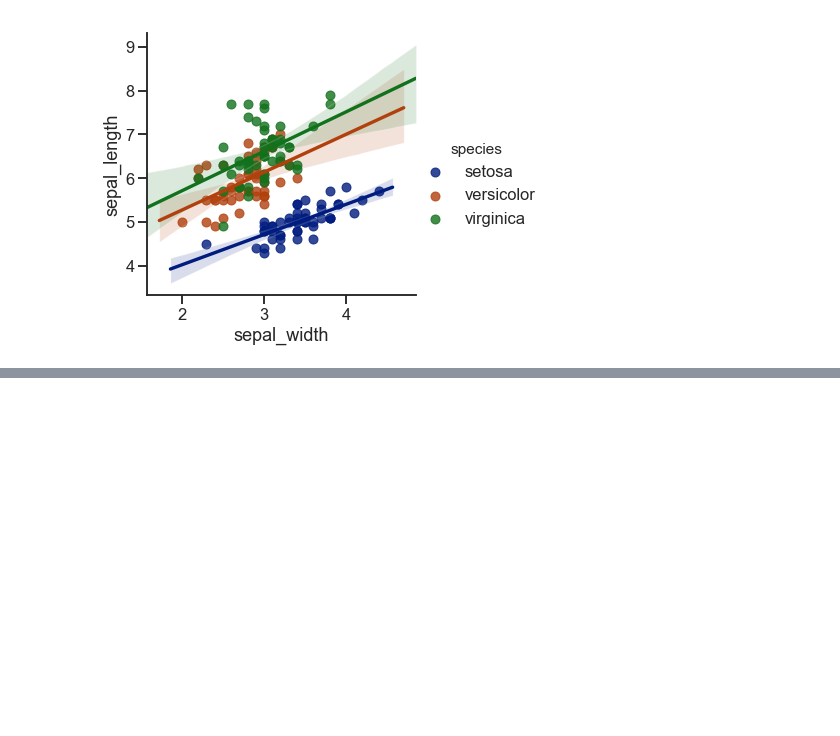
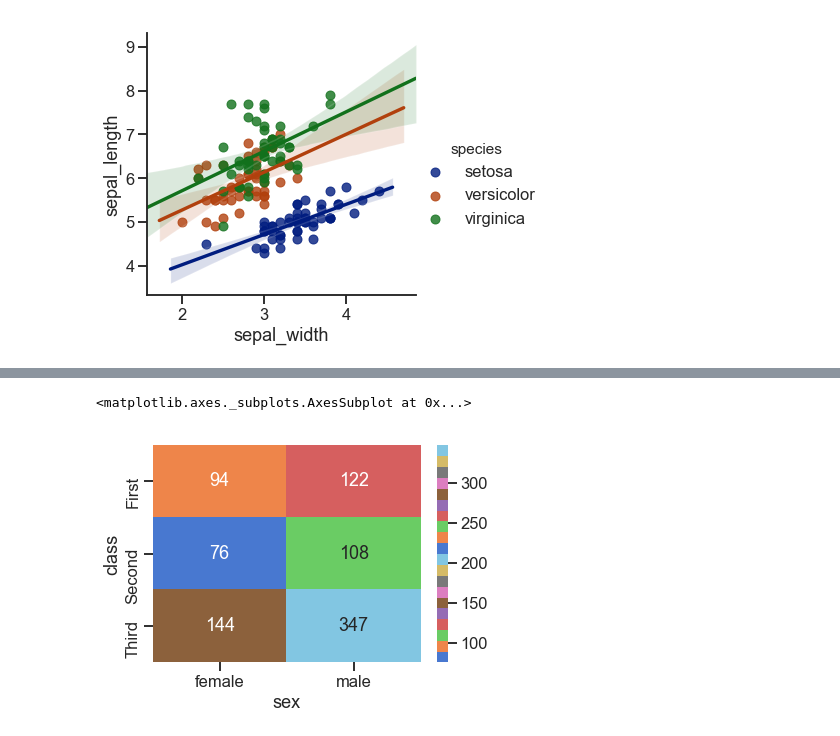
Before and after one commit to JoonSeongPark/Python_Visualization, a Jupyter notebook: Seaborn_basic/Seaborn.ipynb, the cells around one changed output, grey strips where cells are left out. Saved outputs shown, nothing was run; the diff lists cells and outputs as text; code cells hidden in the pictures; blank space fills up the shorter version.

```diff
--- a/Seaborn_basic/Seaborn.ipynb
+++ b/Seaborn_basic/Seaborn.ipynb
@@ -434,0 +458,3 @@ sns.lmplot(data=iris, x="sepal_width", y="sepal_length", hue="species")
+# %%
+titanic_table = titanic.pivot_table(index="class", columns="sex", aggfunc="size")
+titanic_table
@@ -434,0 +467,5 @@ sns.lmplot(data=iris, x="sepal_width", y="sepal_length", hue="species")
+# %%
+sns.heatmap(titanic_table, cmap=sns.color_palette('muted',20), annot=True, fmt="d")
+# %% [output]
+<matplotlib.axes._subplots.AxesSubplot at 0x...>
+[figure, added]
```
Also changed, not shown: parts of 14 cells of this notebook.
